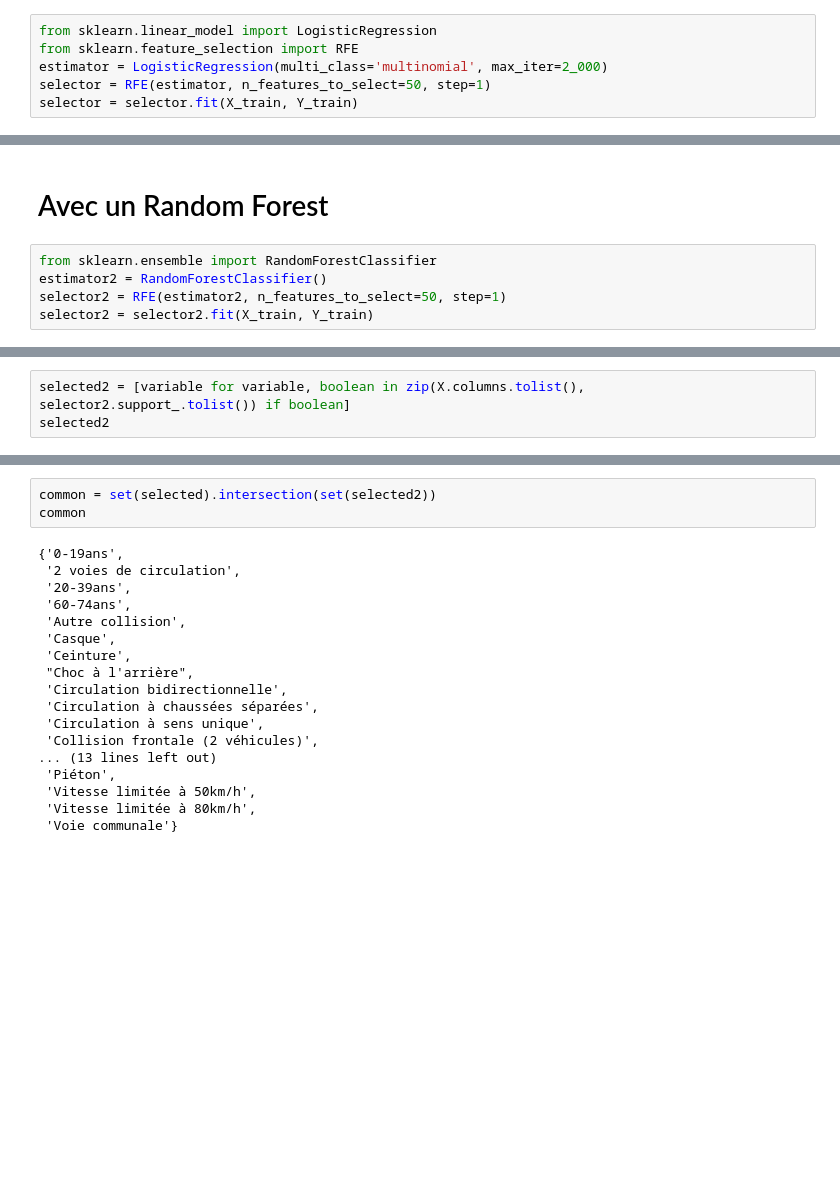
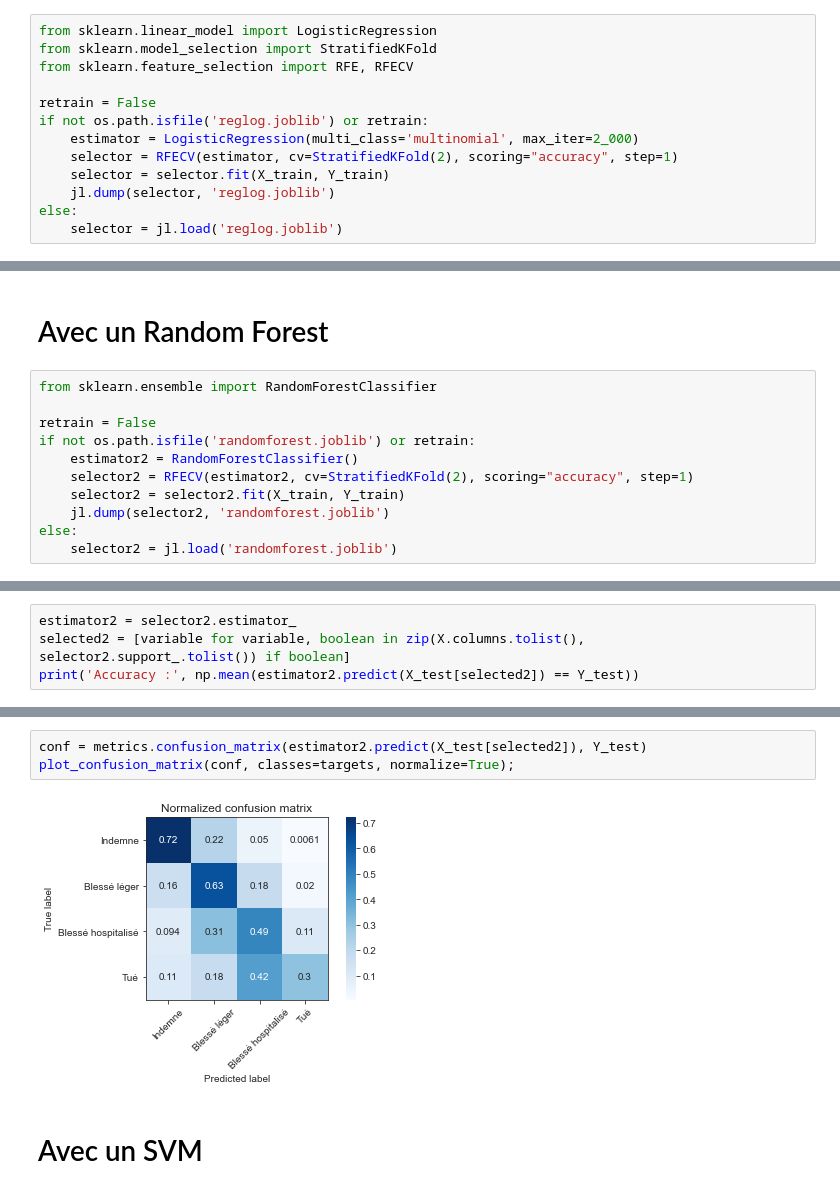
Before and after one commit to erwan-auchere/Projet-Python, a Jupyter notebook: backward-elimination.ipynb, the cells around one changed output, grey strips where cells are left out. Cells and saved outputs as stored; diff of their text form; blank space fills up the shorter version.

```diff
--- a/backward-elimination.ipynb
+++ b/backward-elimination.ipynb
@@ -27,7 +20,14 @@ X_train, X_test,Y_train, Y_test = train_test_split(X, Y, test_size=0.3)
 # Avec une régression logistique
 # %%
 from sklearn.linear_model import LogisticRegression
-from sklearn.feature_selection import RFE
-estimator = LogisticRegression(multi_class='multinomial', max_iter=2_000)
-selector = RFE(estimator, n_features_to_select=50, step=1)
-selector = selector.fit(X_train, Y_train)
+from sklearn.model_selection import StratifiedKFold
+from sklearn.feature_selection import RFE, RFECV
+
+retrain = False
+if not os.path.isfile('reglog.joblib') or retrain:
+    estimator = LogisticRegression(multi_class='multinomial', max_iter=2_000)
+    selector = RFECV(estimator, cv=StratifiedKFold(2), scoring="accuracy", step=1)
+    selector = selector.fit(X_train, Y_train)
+    jl.dump(selector, 'reglog.joblib')
+else:
+    selector = jl.load('reglog.joblib')
@@ -82,6 +78,12 @@ Voir aussi `sklearn.feature_selection.SelectKBest`
 # Avec un Random Forest
 # %%
 from sklearn.ensemble import RandomForestClassifier
-estimator2 = RandomForestClassifier()
-selector2 = RFE(estimator2, n_features_to_select=50, step=1)
-selector2 = selector2.fit(X_train, Y_train)
+
+retrain = False
+if not os.path.isfile('randomforest.joblib') or retrain:
+    estimator2 = RandomForestClassifier()
+    selector2 = RFECV(estimator2, cv=StratifiedKFold(2), scoring="accuracy", step=1)
+    selector2 = selector2.fit(X_train, Y_train)
+    jl.dump(selector2, 'randomforest.joblib')
+else:
+    selector2 = jl.load('randomforest.joblib')
@@ -108,4 +90,5 @@ array([ True, False,  True,  True,  True,  True,  True, False, False,
 # %%
+estimator2 = selector2.estimator_
 selected2 = [variable for variable, boolean in zip(X.columns.tolist(), selector2.support_.tolist()) if boolean]
-selected2
+print('Accuracy :', np.mean(estimator2.predict(X_test[selected2]) == Y_test))
 # %% [output]
@@ -156,21 +96,7 @@ df_selected
-# %%
-common = set(selected).intersection(set(selected2))
-common
-# %% [output]
-{'0-19ans',
- '2 voies de circulation',
- '20-39ans',
- '60-74ans',
- 'Autre collision',
- 'Casque',
- 'Ceinture',
- "Choc à l'arrière",
- 'Circulation bidirectionnelle',
- 'Circulation à chaussées séparées',
- 'Circulation à sens unique',
- 'Collision frontale (2 véhicules)',
-... (13 lines left out)
- 'Piéton',
- 'Vitesse limitée à 50km/h',
- 'Vitesse limitée à 80km/h',
- 'Voie communale'}
+# %%
+conf = metrics.confusion_matrix(estimator2.predict(X_test[selected2]), Y_test)
+plot_confusion_matrix(conf, classes=targets, normalize=True);
+# %% [output]
+[figure, added]
+# %% [markdown]
+# Avec un SVM
```
Also changed, not shown: parts of 17 cells of this notebook.
